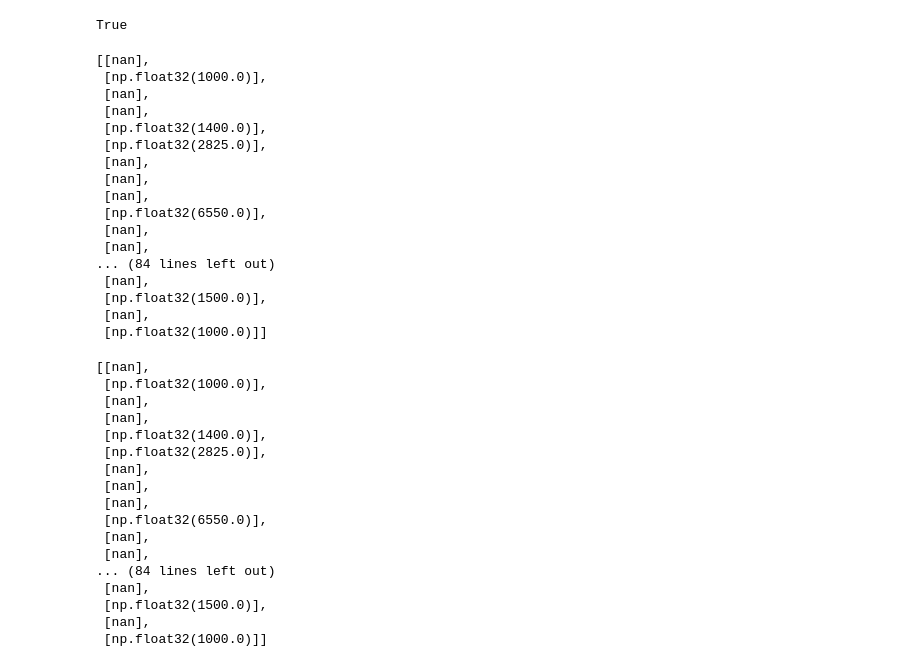
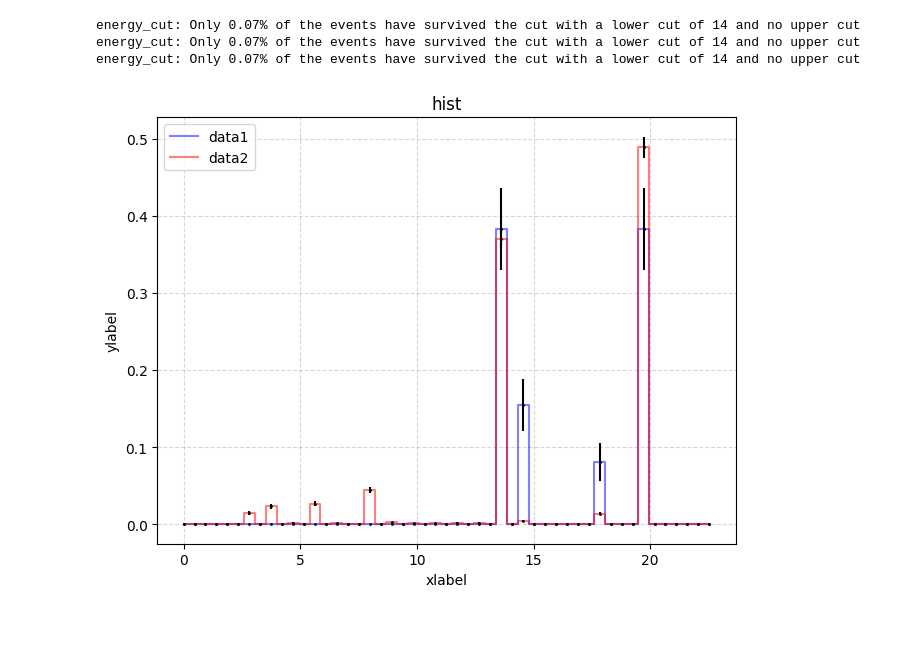
Before and after one commit to Ruba18-Code/BSc-Thesis-LVL1-trigger-for-isolated-muons-at-ATLAS, a Jupyter notebook: test.ipynb, the cells around one changed output. Cells and saved outputs as stored; diff of their text form; code cells hidden in the pictures; blank space fills up the shorter version.

Commit message:
Obtained another ZeroBias dataset and plotted some stuff to see it i get the same results (see: other_dataset_plots) Conclusion: the behaviour is the same

```diff
--- a/test.ipynb
+++ b/test.ipynb
@@ -217,44 +3,33 @@ res2=muon_isolation_all_events2(MuonTree_ZeroBias,ZeroBias_eta,ZeroBias_phi,0.0,
-# %%
-res1==res2
-# %% [output]
-True
-# %%
-res1
-# %% [output]
-[[nan],
- [np.float32(1000.0)],
- [nan],
- [nan],
- [np.float32(1400.0)],
- [np.float32(2825.0)],
- [nan],
- [nan],
- [nan],
- [np.float32(6550.0)],
- [nan],
- [nan],
-... (84 lines left out)
- [nan],
- [np.float32(1500.0)],
- [nan],
- [np.float32(1000.0)]]
-# %%
-res2
-# %% [output]
-[[nan],
- [np.float32(1000.0)],
- [nan],
- [nan],
- [np.float32(1400.0)],
- [np.float32(2825.0)],
- [nan],
- [nan],
- [nan],
- [np.float32(6550.0)],
- [nan],
- [nan],
-... (84 lines left out)
- [nan],
- [np.float32(1500.0)],
- [nan],
- [np.float32(1000.0)]]
+# %%
+file1= uproot.open("/home/ruben/Escritorio/BachelorThesisRuben/Data/MuonTree_ZB_0.root") #opening the Root file with Uproot
+file2=uproot.open("/home/ruben/Escritorio/BachelorThesisRuben/Data/Muon_trees.root")
+# %%
+MuonTree_ZeroBias=file1["MuonTree;1"]
+MuonTree_Zmumu=file2["MuonTree_Zmumu"]
+ZeroBias_pt=MuonTree_ZeroBias["muon_pt"].array()
+
+
+nmin=0
+nmax=2000
+dr_min=0.2
+dr_max=0.6
+
+ZeroBias_eta=energy_cut(MuonTree_ZeroBias["LVL1Muon_et"].array(), MuonTree_ZeroBias["LVL1Muon_eta"].array(), 14)[nmin:nmax]
+ZeroBias_phi=energy_cut(MuonTree_ZeroBias["LVL1Muon_et"].array(), MuonTree_ZeroBias["LVL1Muon_phi"].array(), 14)[nmin:nmax]
+ZeroBias_pt=energy_cut(MuonTree_ZeroBias["LVL1Muon_et"].array(), MuonTree_ZeroBias["LVL1Muon_et"].array(), 14)[nmin:nmax]
+
+
+#Select quality 0 Z->mumu
+Zmumu_pt=MuonTree_Zmumu["LVL1Muon_et"].array()[nmin:nmax]
+Zmumu_eta=MuonTree_Zmumu["LVL1Muon_eta"].array()[nmin:nmax]
+Zmumu_phi=MuonTree_Zmumu["LVL1Muon_phi"].array()[nmin:nmax]
+#And select the Z peak pairs
+Zmumu_pt, Zmumu_eta, Zmumu_phi = get_all_Z_peak_pairs(Zmumu_pt,Zmumu_eta,Zmumu_phi)
+# %% [output]
+energy_cut: Only 0.07% of the events have survived the cut with a lower cut of 14 and no upper cut
+energy_cut: Only 0.07% of the events have survived the cut with a lower cut of 14 and no upper cut
+energy_cut: Only 0.07% of the events have survived the cut with a lower cut of 14 and no upper cut
+# %%
+coolplot([ZeroBias_pt, Zmumu_pt], np.linspace(0,23, 50))
+# %% [output]
+[figure, added]
```
Also changed, not shown: parts of 15 cells of this notebook, 3 other files.
